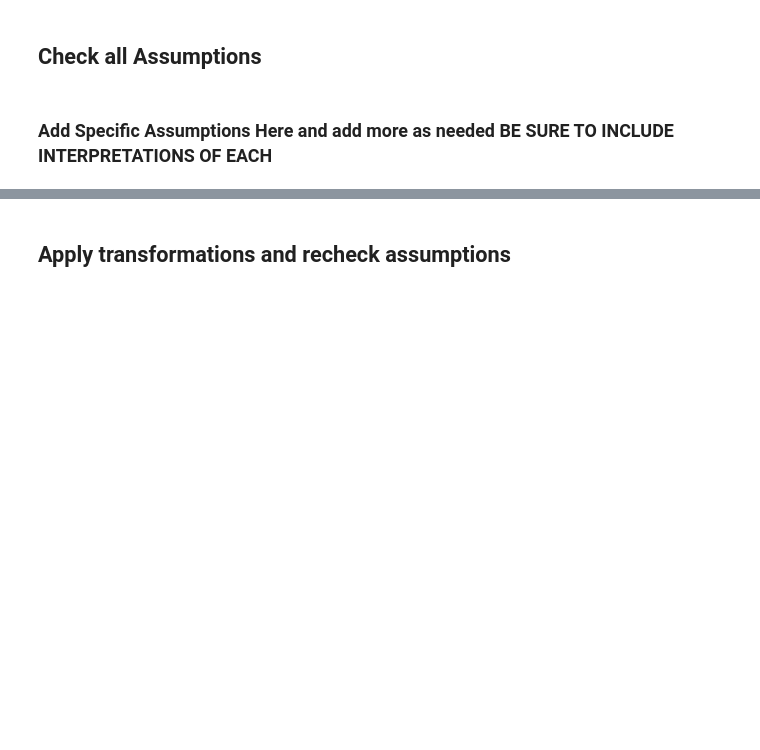
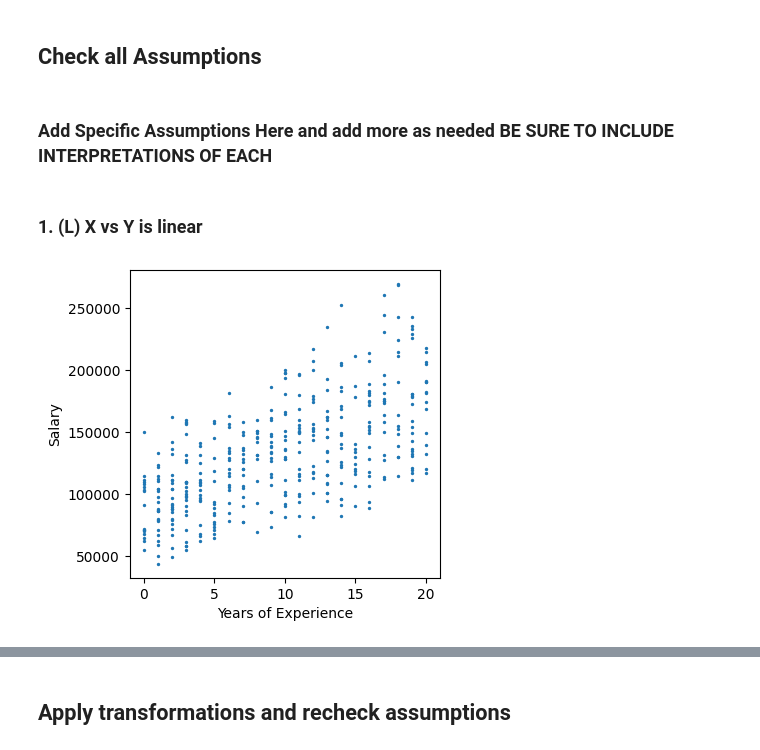
Before and after one commit to ksbuffaloe/Data-5600, a Jupyter notebook: 01_project/SCRIPTS/tech_employee_salary.ipynb, the cells around one changed output, grey strips where cells are left out. Saved outputs shown, nothing was run; the diff lists cells and outputs as text; code cells hidden in the pictures; blank space fills up the shorter version.

Commit message:
Adding un-transformed assumption graphs

```diff
--- a/01_project/SCRIPTS/tech_employee_salary.ipynb
+++ b/01_project/SCRIPTS/tech_employee_salary.ipynb
@@ -194,0 +194,13 @@ plt.show()
+# %% [markdown]
+### 1. (L) X vs Y is linear
+# %%
+# Scatterplot
+fig = plt.figure(figsize = (4, 4))
+plt.scatter(x = employee_trimmed['exp_yr'],
+            y = employee_trimmed['salary'],
+            s = 2)
+plt.ylabel("Salary")
+plt.xlabel("Years of Experience")
+plt.show()
+# %% [output]
+[figure, added]
```
Also changed, not shown: parts of 27 cells of this notebook.
